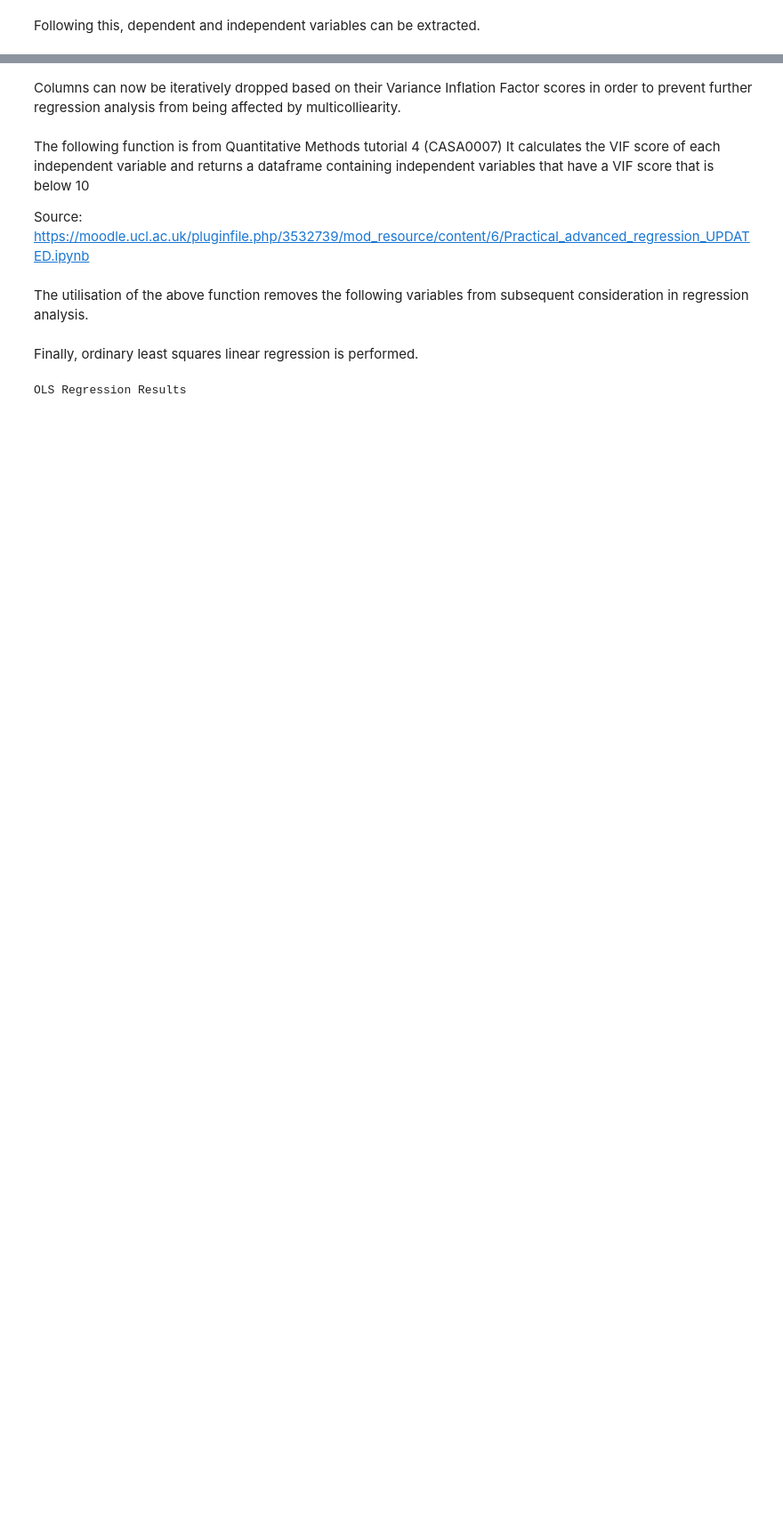
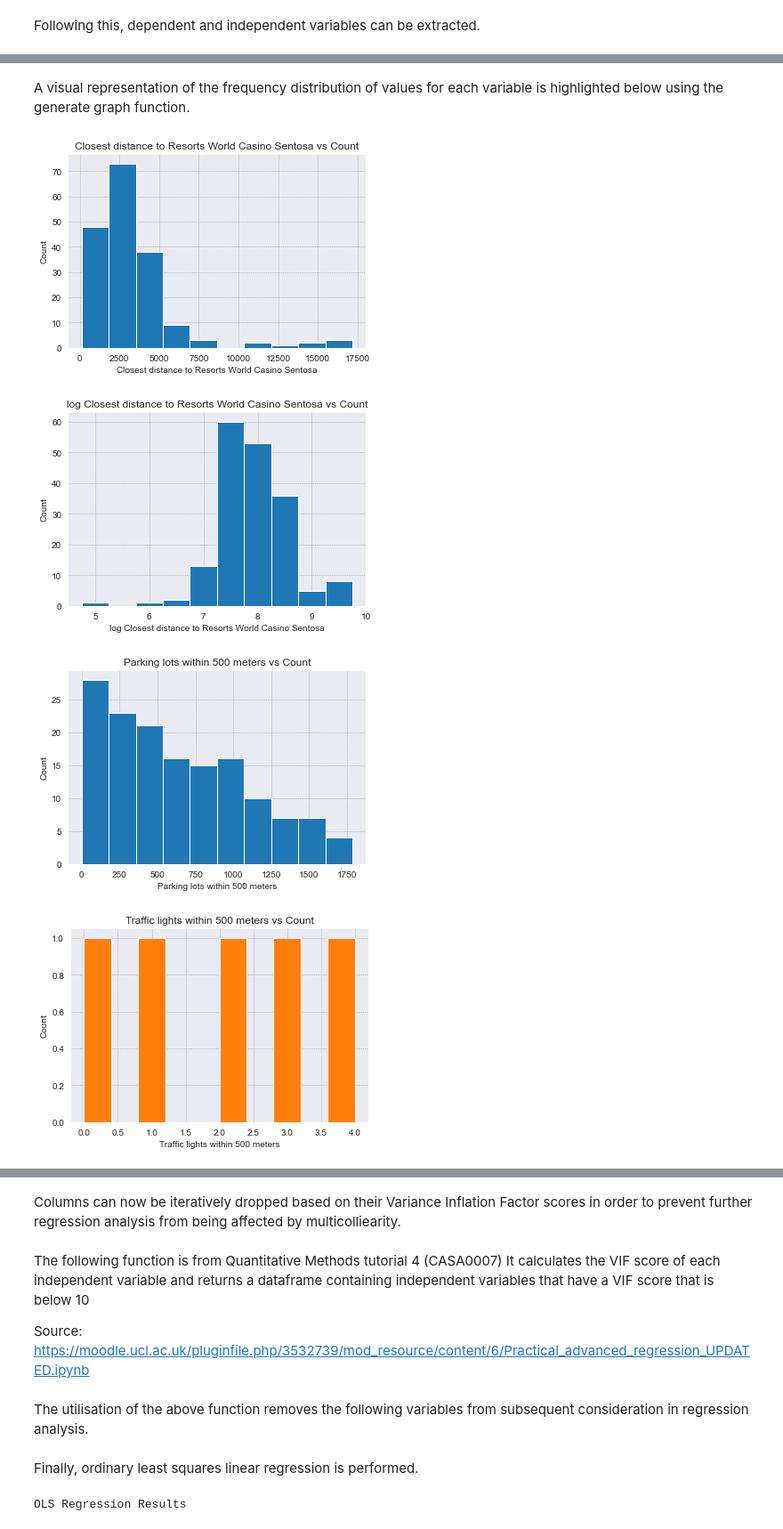
Before and after one commit to Ankur1995/AnkurShankerDissertation, a Jupyter notebook: Singapore hospitality analysis [Ankur Shanker].ipynb, the cells around one changed output, grey strips where cells are left out. Shown: that part at 89% size. Saved outputs shown, nothing was run; the diff lists cells and outputs as text; code cells hidden in the pictures; blank space fills up the shorter version.

```diff
--- a/Singapore hospitality analysis [Ankur Shanker].ipynb
+++ b/Singapore hospitality analysis [Ankur Shanker].ipynb
@@ -31,3 +31,9 @@ pyproj.datadir.get_data_dir()
+# %%
+# Import packages required for data visualisation
+import matplotlib.pyplot as plt
+import matplotlib.patches as mpatches
+import seaborn as sn
+sn.set_style("darkgrid", {"grid.color": ".6", "grid.linestyle": ":"})
 # %%
 from sklearn.tree import DecisionTreeRegressor
 from sklearn import tree
@@ -62,0 +93,2 @@ dependent_variable = singapore_hotels['Price']
+# %% [markdown]
+A visual representation of the frequency distribution of values for each variable is highlighted below using the generate graph function.
@@ -62,0 +106,16 @@ dependent_variable = singapore_hotels['Price']
+# %%
+for tag in independent_variables.columns:
+    if(tag!='index'):
+        variable = singapore_hotels_copy[tag]
+        value_by_count = variable.value_counts().to_dict()
+        generateGraph(list(value_by_count.keys()), tag, list(value_by_count.values()))
+
+        log_tag = 'log '+ tag
+        log_variable = singapore_hotels_copy[log_tag]
+        value_by_count = log_variable.value_counts().to_dict()
+        generateGraph(list(value_by_count.keys()), log_tag, list(value_by_count.values()))
+# %% [output]
+[figure, added]
+[figure, added]
+[figure, added]
+[figure, added]
```
Also changed, not shown: parts of 9 cells of this notebook, 1 other file.
